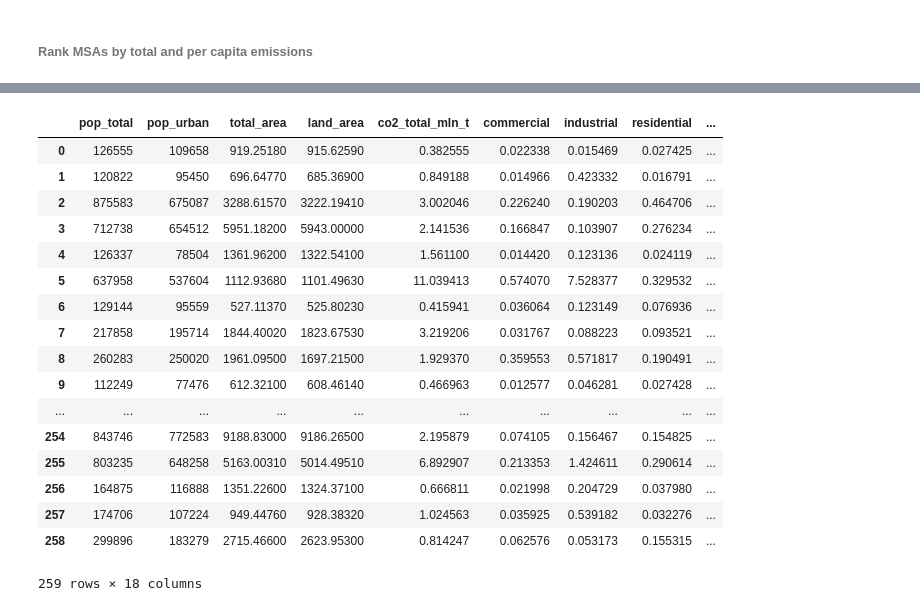
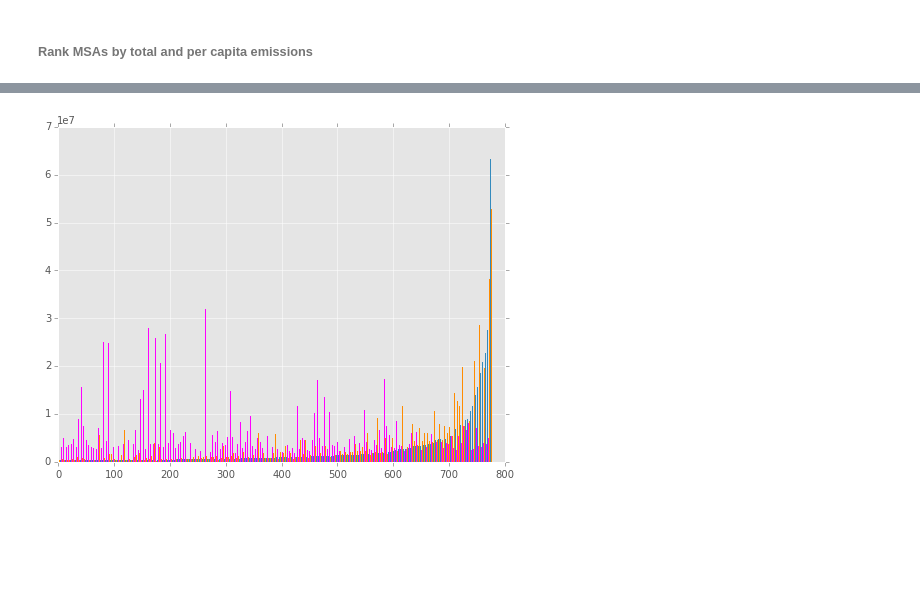
Before and after one commit to pvarsh/foundations-a4, a Jupyter notebook: assignment-4.ipynb, the cells around one changed output, grey strips where cells are left out. Saved outputs shown, nothing was run; the diff lists cells and outputs as text; code cells hidden in the pictures; blank space fills up the shorter version.

```diff
--- a/assignment-4.ipynb
+++ b/assignment-4.ipynb
@@ -465,21 +466,15 @@ df.sort('col1')
-# %%
-mt
-# %% [output]
-|  | pop_total | pop_urban | total_area | land_area | co2_total_mln_t | commercial | industrial | residential | ... |
-| 0 | 126555 | 109658 | 919.25180 | 915.62590 | 0.382555 | 0.022338 | 0.015469 | 0.027425 | ... |
-| 1 | 120822 | 95450 | 696.64770 | 685.36900 | 0.849188 | 0.014966 | 0.423332 | 0.016791 | ... |
-| 2 | 875583 | 675087 | 3288.61570 | 3222.19410 | 3.002046 | 0.226240 | 0.190203 | 0.464706 | ... |
-| 3 | 712738 | 654512 | 5951.18200 | 5943.00000 | 2.141536 | 0.166847 | 0.103907 | 0.276234 | ... |
-| 4 | 126337 | 78504 | 1361.96200 | 1322.54100 | 1.561100 | 0.014420 | 0.123136 | 0.024119 | ... |
-| 5 | 637958 | 537604 | 1112.93680 | 1101.49630 | 11.039413 | 0.574070 | 7.528377 | 0.329532 | ... |
-| 6 | 129144 | 95559 | 527.11370 | 525.80230 | 0.415941 | 0.036064 | 0.123149 | 0.076936 | ... |
-| 7 | 217858 | 195714 | 1844.40020 | 1823.67530 | 3.219206 | 0.031767 | 0.088223 | 0.093521 | ... |
-| 8 | 260283 | 250020 | 1961.09500 | 1697.21500 | 1.929370 | 0.359553 | 0.571817 | 0.190491 | ... |
-| 9 | 112249 | 77476 | 612.32100 | 608.46140 | 0.466963 | 0.012577 | 0.046281 | 0.027428 | ... |
-| ... | ... | ... | ... | ... | ... | ... | ... | ... | ... |
-| 254 | 843746 | 772583 | 9188.83000 | 9186.26500 | 2.195879 | 0.074105 | 0.156467 | 0.154825 | ... |
-| 255 | 803235 | 648258 | 5163.00310 | 5014.49510 | 6.892907 | 0.213353 | 1.424611 | 0.290614 | ... |
-| 256 | 164875 | 116888 | 1351.22600 | 1324.37100 | 0.666811 | 0.021998 | 0.204729 | 0.037980 | ... |
-| 257 | 174706 | 107224 | 949.44760 | 928.38320 | 1.024563 | 0.035925 | 0.539182 | 0.032276 | ... |
-| 258 | 299896 | 183279 | 2715.46600 | 2623.95300 | 0.814247 | 0.062576 | 0.053173 | 0.155315 | ... |
-259 rows × 18 columns
+# %%
+mtSorted = mt.sort(['pop_total'], axis = 0, ascending = False, inplace = False)
+
+fig4, ax4 = plt.subplots(num = 4, figsize = (8, 6))
+locations = range(mt.shape[0])
+locations.reverse()
+locations = np.array(locations) * 3
+
+ax4.bar(locations + 1 , mtSorted.co2_total, color = "darkorange", width = 1, alpha = 1, lw = 0)
+ax4.bar(locations + 2, mtSorted.co2_per_capita * 1e6, color = "magenta", width = 1, alpha = 1, lw = 0)
+ax4.bar(locations, mtSorted.pop_total*3, width = 1, lw = 0)
+
+plt.show()
+# %% [output]
+[figure, added]
```
Also changed, not shown: parts of 18 cells of this notebook, 1 other file.
